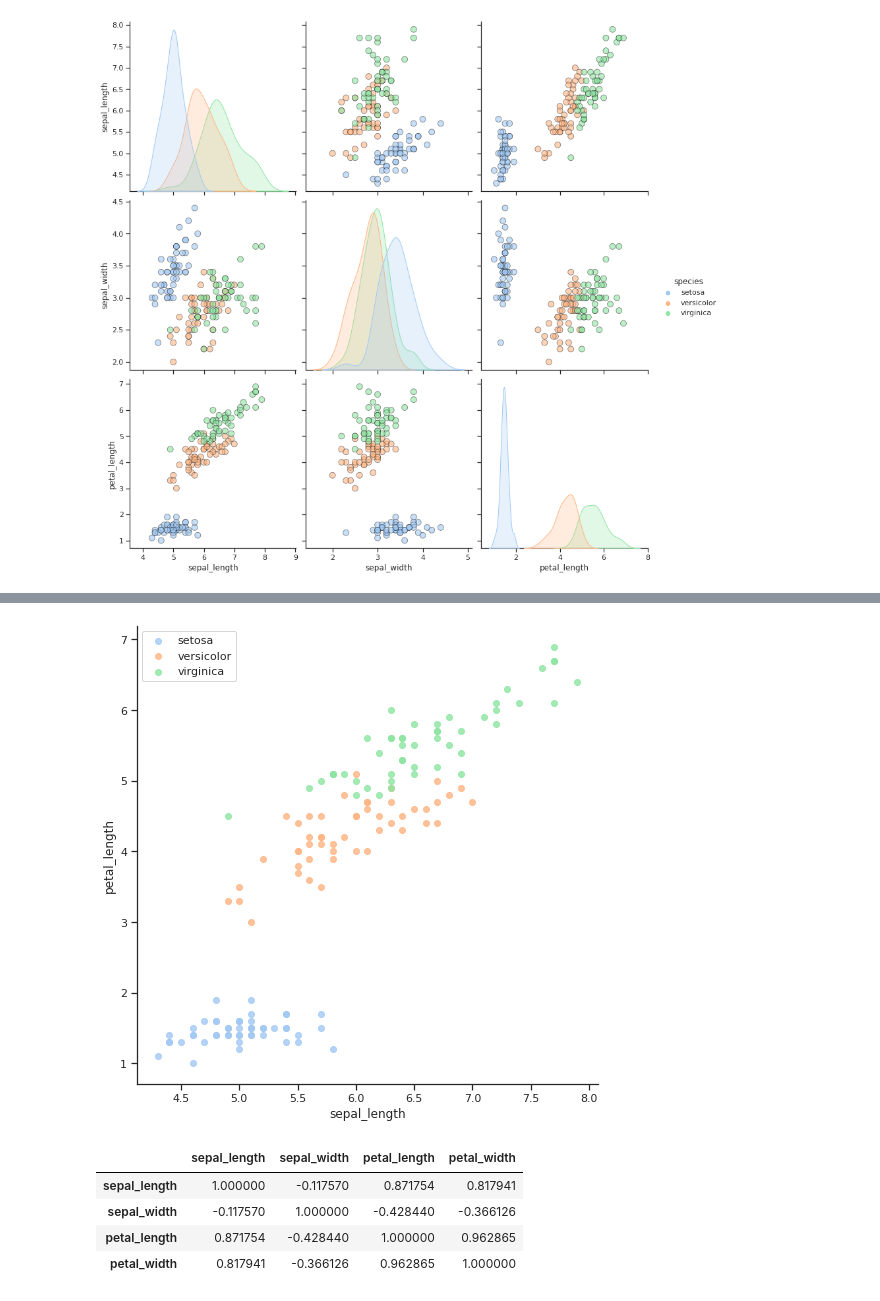
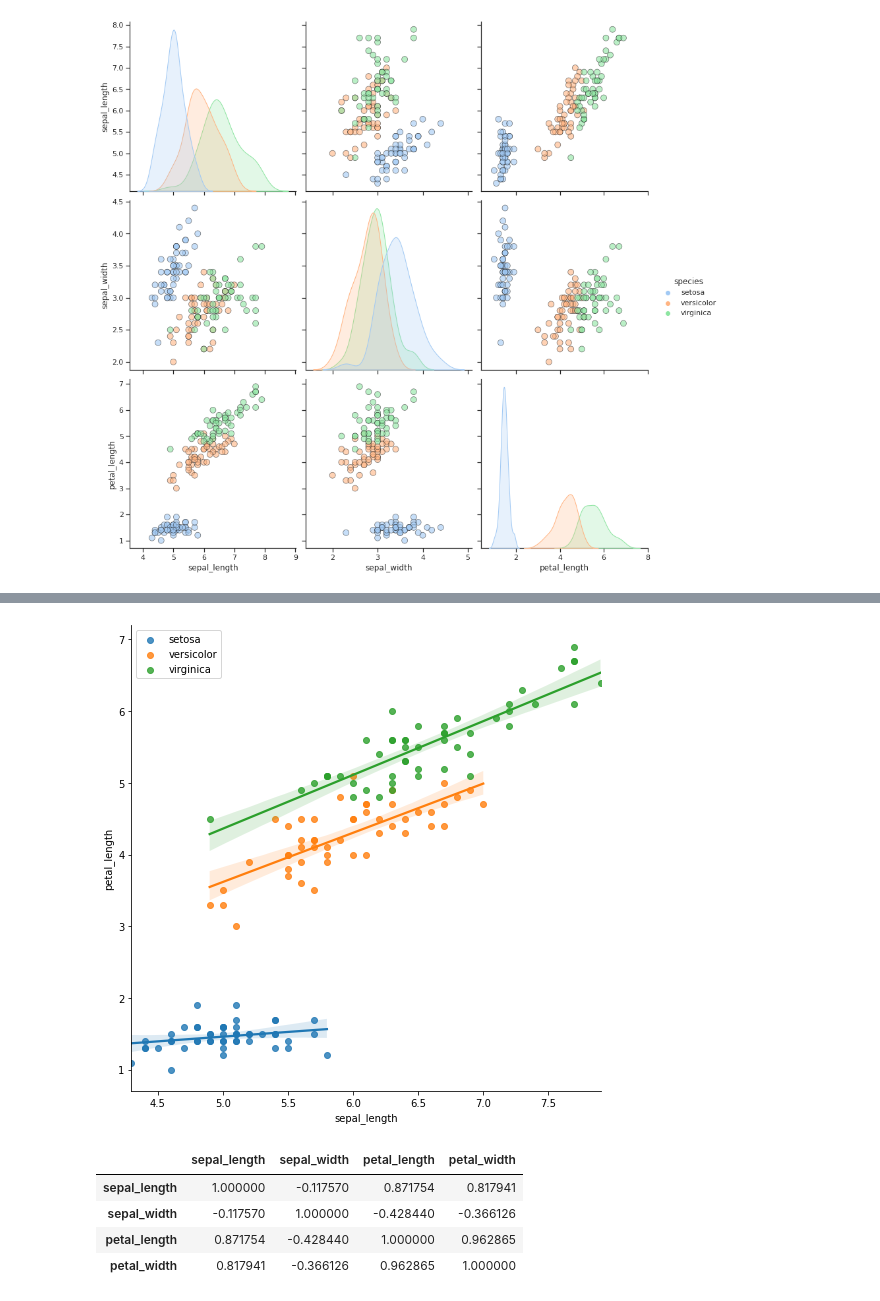
Before and after one commit to JoDeMiro/Statistics, a Jupyter notebook: Python_Statistics_01.ipynb, the cells around one changed output, grey strips where cells are left out. Saved outputs shown, nothing was run; the diff lists cells and outputs as text; code cells hidden in the pictures.

```diff
--- a/Python_Statistics_01.ipynb
+++ b/Python_Statistics_01.ipynb
@@ -1760,14 +1760,14 @@ sns.pairplot(iris, hue="species")
 # %%
 
 sns.lmplot(x="sepal_length",
            y="petal_length",
            data=iris,
-           hue="species", fit_reg=False, legend=False, height = 7)
+           hue="species", fit_reg=True, legend=False, height = 7)
 
 plt.legend()
 plt.show()
 # %% [output]
-[figure, old version]
+[figure, new version]
 # %%
 iris.corr()
 # %% [output]
```
Also changed, not shown: parts of 46 cells of this notebook.
